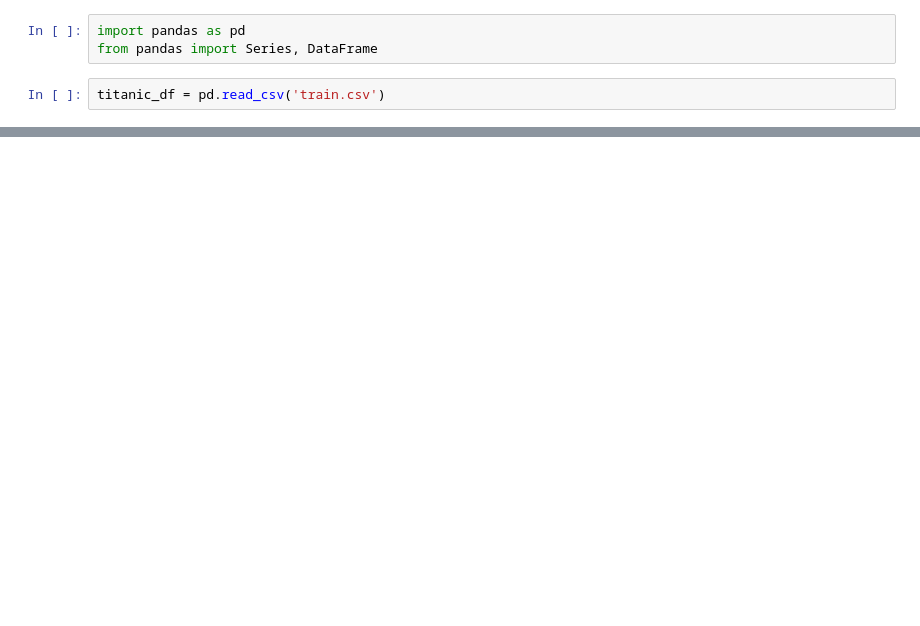
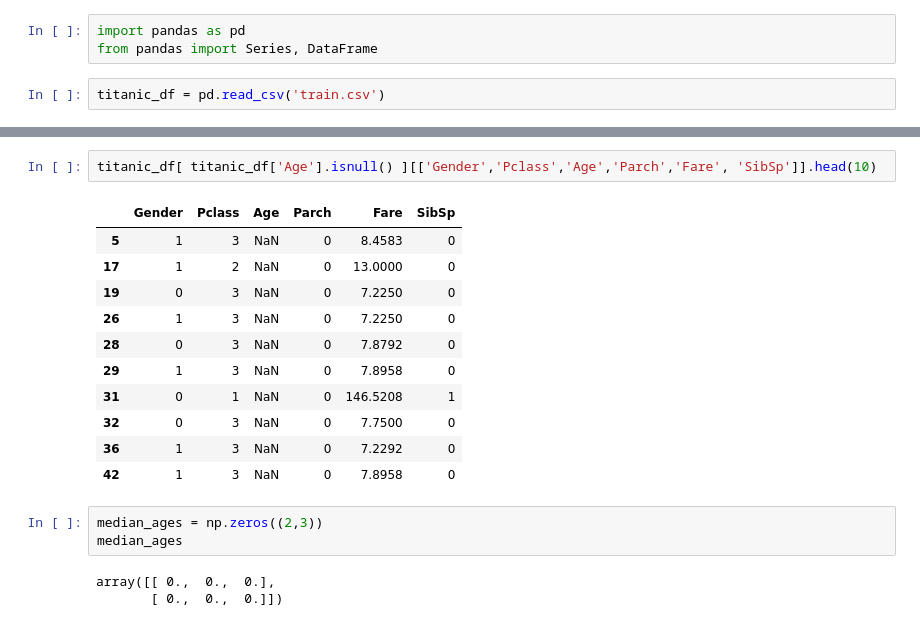
Before and after one commit to tkabelan/kaggle_titanic, a Jupyter notebook: kaggle_titanic_1.ipynb, the cells around one changed output, grey strips where cells are left out. Saved outputs shown, nothing was run; the diff lists cells and outputs as text; blank space fills up the shorter version.

```diff
--- a/kaggle_titanic_1.ipynb
+++ b/kaggle_titanic_1.ipynb
@@ -14,0 +93,20 @@ titanic_df.head()
+# %%
+titanic_df[ titanic_df['Age'].isnull() ][['Gender','Pclass','Age','Parch','Fare', 'SibSp']].head(10)
+# %% [output]
+|  | Gender | Pclass | Age | Parch | Fare | SibSp |
+| 5 | 1 | 3 | NaN | 0 | 8.4583 | 0 |
+| 17 | 1 | 2 | NaN | 0 | 13.0000 | 0 |
+| 19 | 0 | 3 | NaN | 0 | 7.2250 | 0 |
+| 26 | 1 | 3 | NaN | 0 | 7.2250 | 0 |
+| 28 | 0 | 3 | NaN | 0 | 7.8792 | 0 |
+| 29 | 1 | 3 | NaN | 0 | 7.8958 | 0 |
+| 31 | 0 | 1 | NaN | 0 | 146.5208 | 1 |
+| 32 | 0 | 3 | NaN | 0 | 7.7500 | 0 |
+| 36 | 1 | 3 | NaN | 0 | 7.2292 | 0 |
+| 42 | 1 | 3 | NaN | 0 | 7.8958 | 0 |
+# %%
+median_ages = np.zeros((2,3))
+median_ages
+# %% [output]
+array([[ 0.,  0.,  0.],
+       [ 0.,  0.,  0.]])
```
Also changed, not shown: parts of 28 cells of this notebook.
